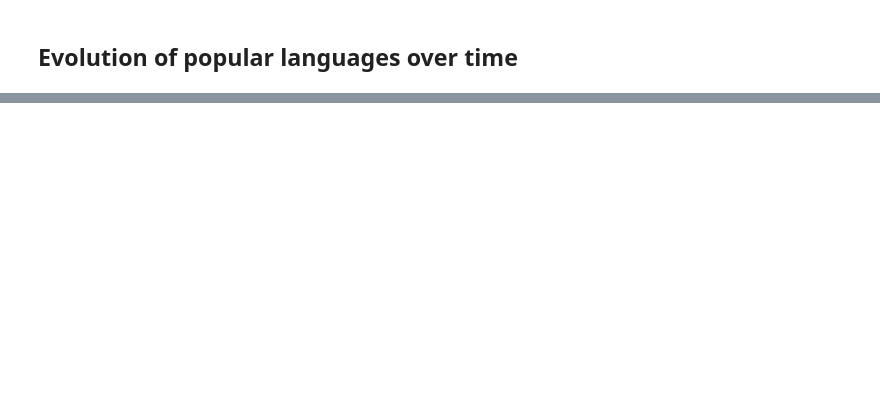
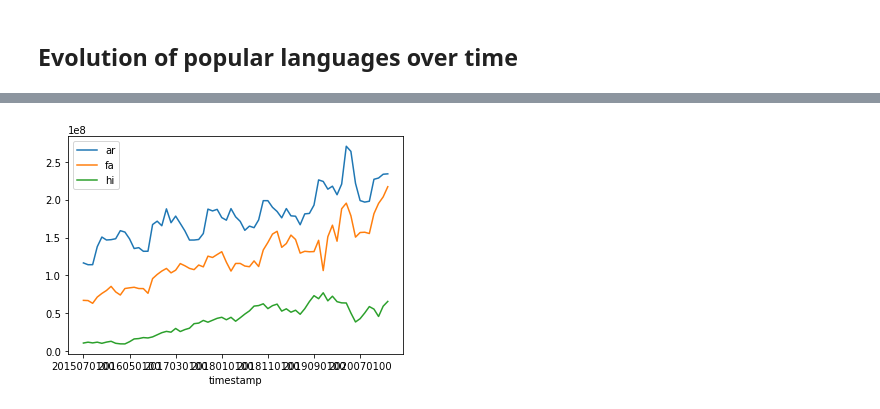
Before and after one commit to a455bcd9/wikilangtrends, a Jupyter notebook: Wikipedia Languages.ipynb, the cells around one changed output, grey strips where cells are left out. Cells and saved outputs as stored; diff of their text form; code cells hidden in the pictures; blank space fills up the shorter version.

```diff
--- a/Wikipedia Languages.ipynb
+++ b/Wikipedia Languages.ipynb
@@ -426 +442,18 @@ The English Wikipedia represents 48% of page views on all Wikipedias
 [figure]
+# %%
+# Relative evolution of some Wikipedias
+
+params = {
+    # 'y': ['ar', 'fa', 'id', 'nl', 'tr', 'sv', 'ko', 'vi', 'cs', 'uk', 'he', 'th', 'hi'],
+    # 'y': ['ar', 'fa', 'hi'],
+    # 'figsize': (30,20),
+    # 'fontsize': 30,
+    # 'yticks': [x/10 for x in range(11)],
+    # 'grid': True,
+    'legend': True,
+    # 'logy': True,
+}
+
+graph = all_languages_pageviews.plot(**params)
+# %% [output]
+[figure, added]
```
Also changed, not shown: parts of 5 cells of this notebook.
